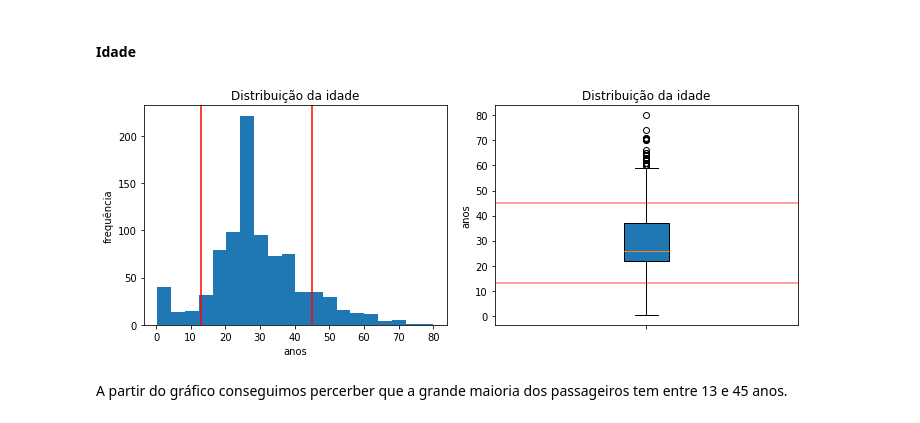
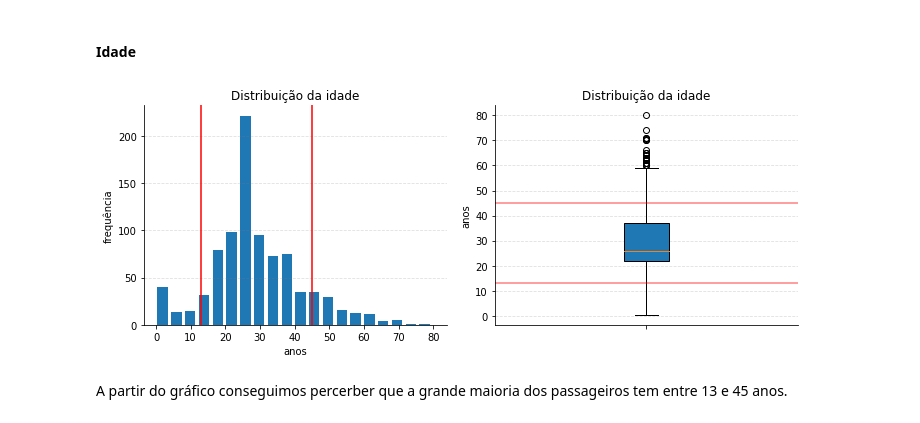
Before and after one commit to gianimpronta/udacity_fdnd_titanic, a Jupyter notebook: titanic.ipynb, the cells around one changed output. Cells and saved outputs as stored; diff of their text form; code cells hidden in the pictures.

```diff
--- a/titanic.ipynb
+++ b/titanic.ipynb
@@ -75,3 +66,6 @@ clean_df.loc[clean_df.embarked == 'Q','embarked'] = 'Queenstown'
+# %%
+clean_df.loc[clean_df.sex == 'male', 'sex'] = 'masculino'
+clean_df.loc[clean_df.sex == 'female', 'sex'] = 'feminino'
 # %%
 clean_df.info()
 # %% [output]
@@ -145,26 +123,27 @@ clean_df
 # %%
 lim_inf = 13
 lim_sup = 45
 
-fig, (ax1, ax2)  = plt.subplots(1, 2)
+fig, (ax1, ax2) = plt.subplots(1, 2)
 
-ax1.hist(clean_df.age, bins=20)
-ax1.set(title="Distribuição da idade",
-        xlabel ="anos", ylabel="frequência")
+ax1.hist(clean_df.age, bins=20, width=3)
+ax1.set(title="Distribuição da idade", xlabel="anos", ylabel="frequência")
 ax1.axvline(x=lim_inf, c='red')
 ax1.axvline(x=lim_sup, c='red')
 
-ax2.boxplot(clean_df.age, vert=True,
-           patch_artist =True, meanline=True)
-ax2.set(title="Distribuição da idade",
-        xlabel ="", ylabel="anos", xticklabels='')
+ax2.boxplot(clean_df.age, vert=True, patch_artist=True, meanline=True)
+ax2.set(
+    title="Distribuição da idade", xlabel="", ylabel="anos", xticklabels='')
 ax2.axhline(y=lim_inf, c='red', alpha=0.5)
 ax2.axhline(y=lim_sup, c='red', alpha=0.5)
-
+for ax in [ax1, ax2]:
+    ax.spines['right'].set_visible(False)
+    ax.spines['top'].set_visible(False)
+    ax.yaxis.grid(True, linestyle='--', which='major', color='grey', alpha=.25)
 fig.set_figwidth(10)
 fig.tight_layout()
 # %% [output]
-[figure, old version]
+[figure, new version]
 # %% [markdown]
 A partir do gráfico conseguimos percerber que a grande maioria dos passageiros tem entre 13 e 45 anos.
 # %%
```
Also changed, not shown: parts of 31 cells of this notebook.
